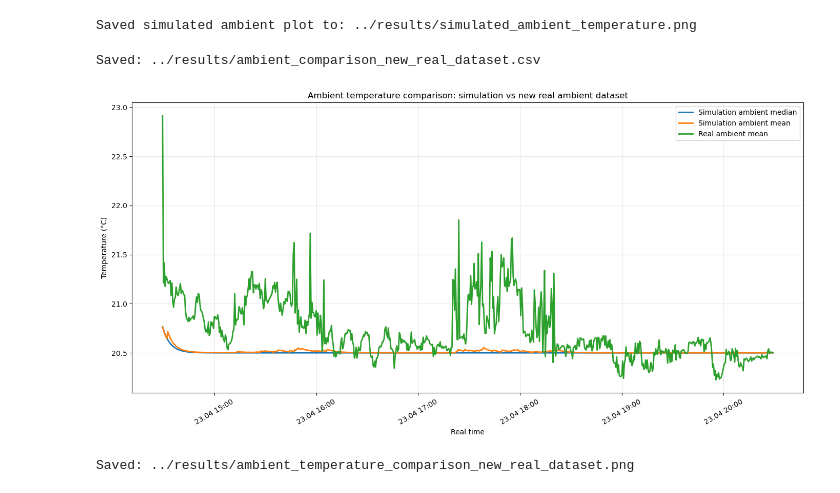
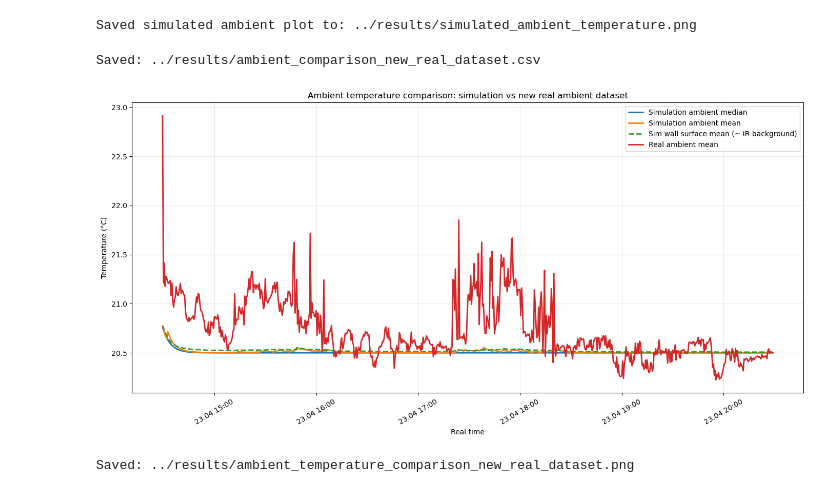
Before and after one commit to dudunudu/cleanroom-cfd-demo, a Jupyter notebook: notebooks/demo.ipynb, the cells around one changed output. Cells and saved outputs as stored; diff of their text form; code cells hidden in the pictures.

Commit message:
Tried correlate surface infrared temp with the ambient, not possible

```diff
--- a/notebooks/demo.ipynb
+++ b/notebooks/demo.ipynb
@@ -257,6 +247,14 @@ base_ambient_mask = build_base_ambient_mask(
     res=cfg.res,
     machine_exclusion_radius_m=0.60,
     exclude_above_y_m=exclude_above_y_m,
+)
+
+wall_adjacent_mask = build_wall_adjacent_mask(
+    is_obstacle=room["is_obstacle"],
+    furniture_entities=base_entities_list,
+    persistent_hot_entities=persistent_hot_entities,
+    res=cfg.res,
+    layers=1
 )
 
 plt.figure(figsize=(12, 8))
@@ -371,8 +369,8 @@ tau_field = compute_tau_field(
     room["is_obstacle"],
     base_entities_list + persistent_hot_entities,
     cfg.res,
-    tau_min=100,
-    tau_max=400,
+    tau_min=300, #100
+    tau_max=1200, # 400
 )
 
 substeps_per_frame = int(save_interval_s / dt)
@@ -480,6 +489,7 @@ df_all_metrics, final_state = run_simulation_and_collect_all(
     surround_outer_radius_m=0.60,
     exclude_region_above_sock=False,
     fixed_ambient_top_cutoff_m=7.0,
+    wall_adjacent_mask=wall_adjacent_mask,
 )
 
 all_metrics_csv = os.path.join(results_dir, "all_metrics.csv")
@@ -592,34 +595,42 @@ plt.plot(
     df_compare["sim_ambient_mean"],
     label="Simulation ambient mean",
     linewidth=2
 )
 
 plt.plot(
     df_compare["real_datetime"],
+    df_compare["sim_wall_temp_mean"],
+    label="Sim wall surface mean (~ IR background)",
+    linewidth=2,
+    linestyle="--"
+)
+
+plt.plot(
+    df_compare["real_datetime"],
     df_compare["ambient_temp_mean_c"],
     label="Real ambient mean",
     linewidth=2
 )
 
 plt.xlabel("Real time")
 plt.ylabel("Temperature (°C)")
 plt.title("Ambient temperature comparison: simulation vs new real ambient dataset")
 plt.legend()
 plt.grid(True, alpha=0.3)
 
 ax = plt.gca()
 ax.xaxis.set_major_formatter(mdates.DateFormatter("%d.%m %H:%M"))
 plt.xticks(rotation=30)
 plt.tight_layout()
 
 comparison_plot_path = os.path.join(results_dir, "ambient_temperature_comparison_new_real_dataset.png")
 plt.savefig(comparison_plot_path, dpi=150)
 plt.show()
 
 print("Saved:", comparison_plot_path)
 # %% [output]
 Saved: ../results/ambient_comparison_new_real_dataset.csv
-[figure, old version]
+[figure, new version]
 Saved: ../results/ambient_temperature_comparison_new_real_dataset.png
 # %%
 thermal_grid, sock_tracer, u_vel, v_vel, p = build_initial_fields(
```
Also changed, not shown: parts of 4 cells of this notebook, 12 other files.
